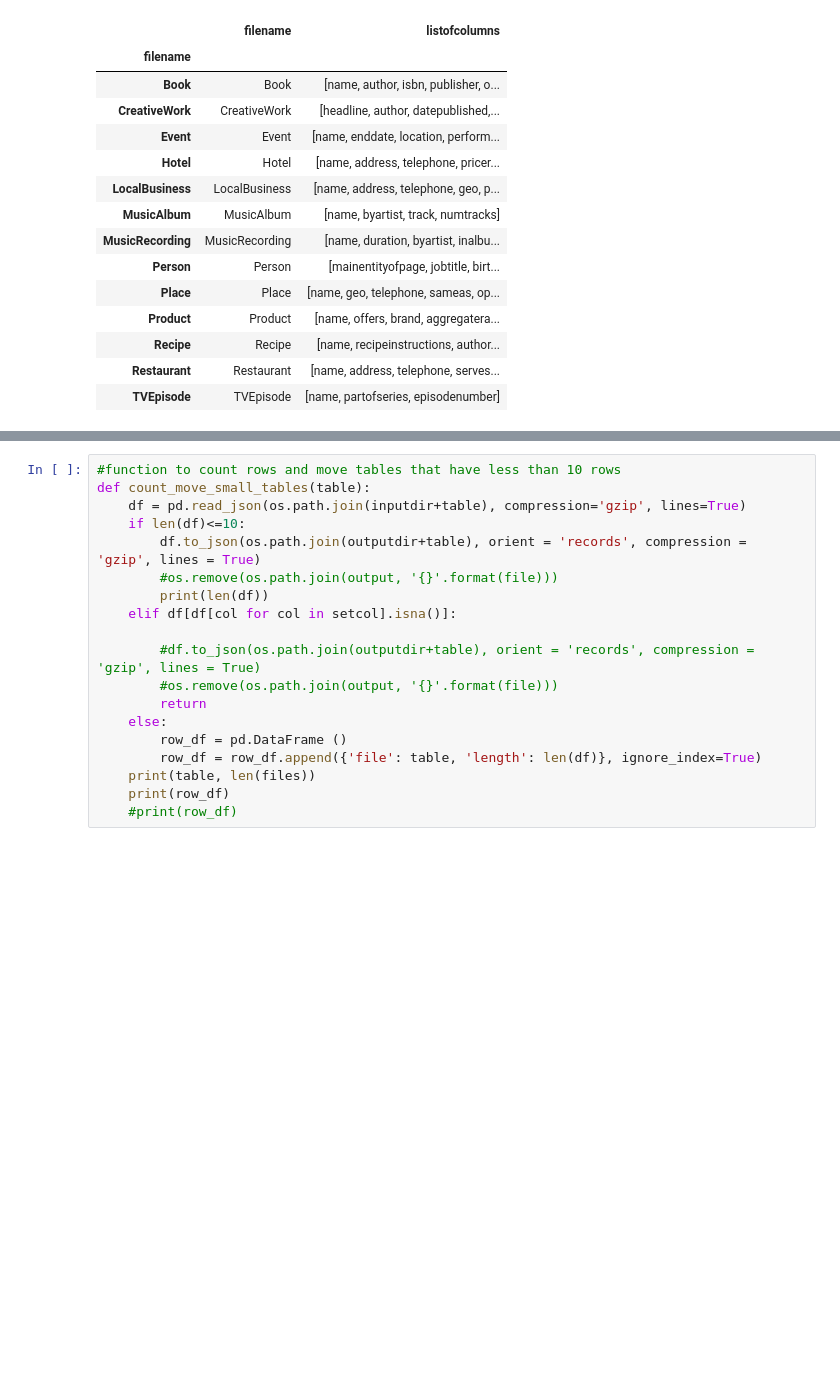
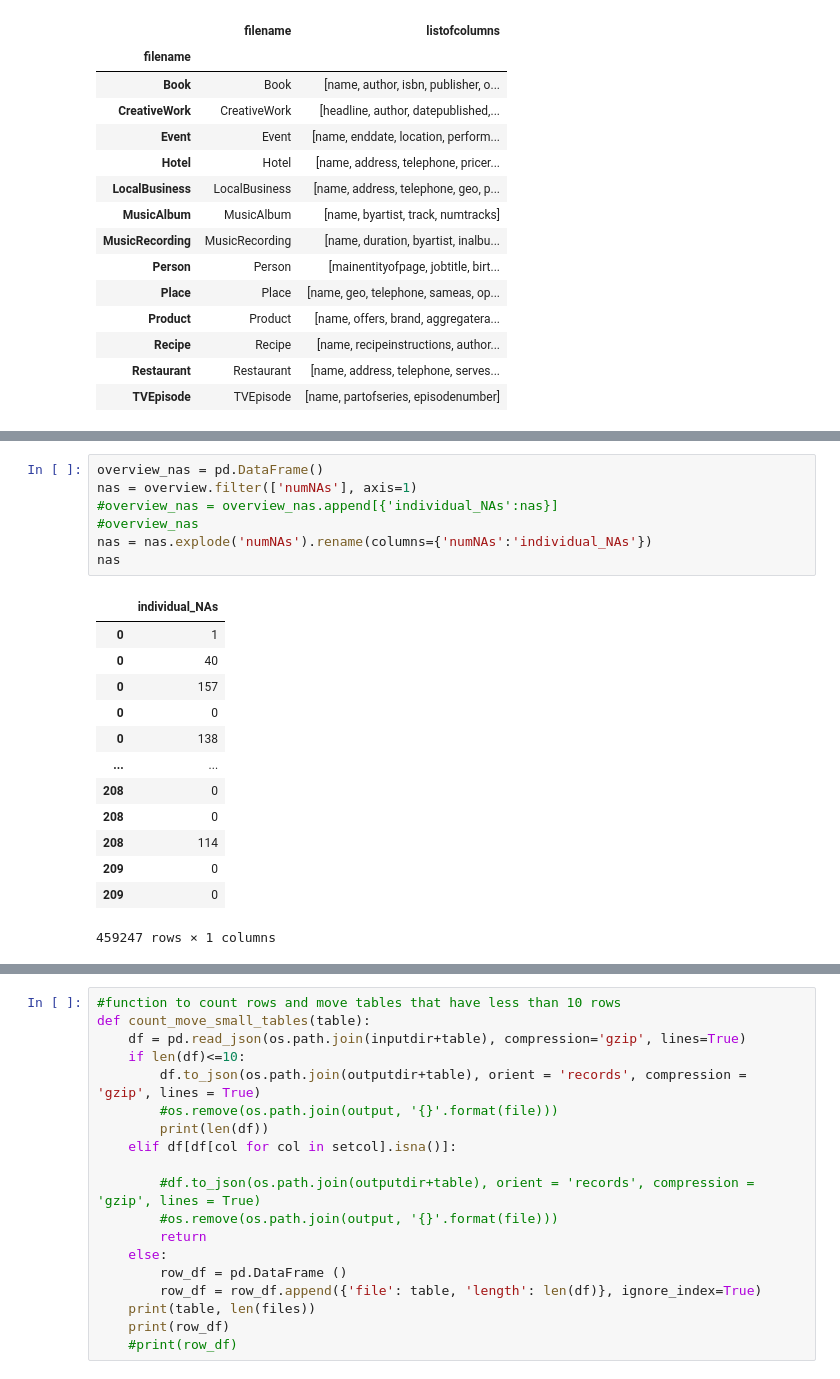
Before and after one commit to NiklasSabel/data_integration_using_deep_learning, a Jupyter notebook: notebooks/Schema/filter_tables_jh.ipynb, the cells around one changed output, grey strips where cells are left out. Saved outputs shown, nothing was run; the diff lists cells and outputs as text; blank space fills up the shorter version.

```diff
--- a/notebooks/Schema/filter_tables_jh.ipynb
+++ b/notebooks/Schema/filter_tables_jh.ipynb
@@ -255,0 +219,21 @@ books
+# %%
+overview_nas = pd.DataFrame()
+nas = overview.filter(['numNAs'], axis=1)
+#overview_nas = overview_nas.append[{'individual_NAs':nas}]
+#overview_nas
+nas = nas.explode('numNAs').rename(columns={'numNAs':'individual_NAs'})
+nas
+# %% [output]
+|  | individual_NAs |
+| 0 | 1 |
+| 0 | 40 |
+| 0 | 157 |
+| 0 | 0 |
+| 0 | 138 |
+| ... | ... |
+| 208 | 0 |
+| 208 | 0 |
+| 208 | 114 |
+| 209 | 0 |
+| 209 | 0 |
+459247 rows × 1 columns
```
Also changed, not shown: parts of 21 cells of this notebook, 4 other files.
